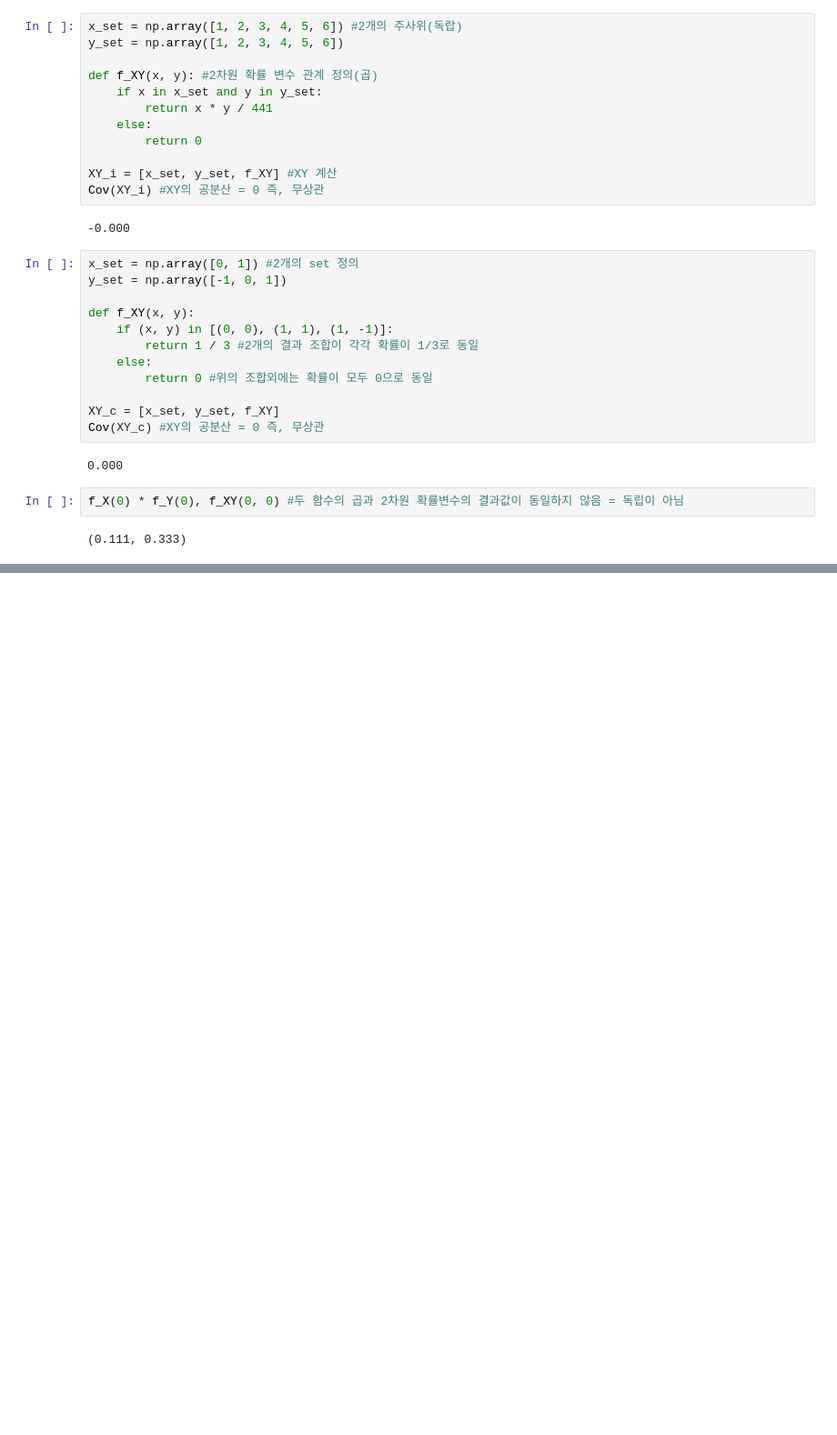
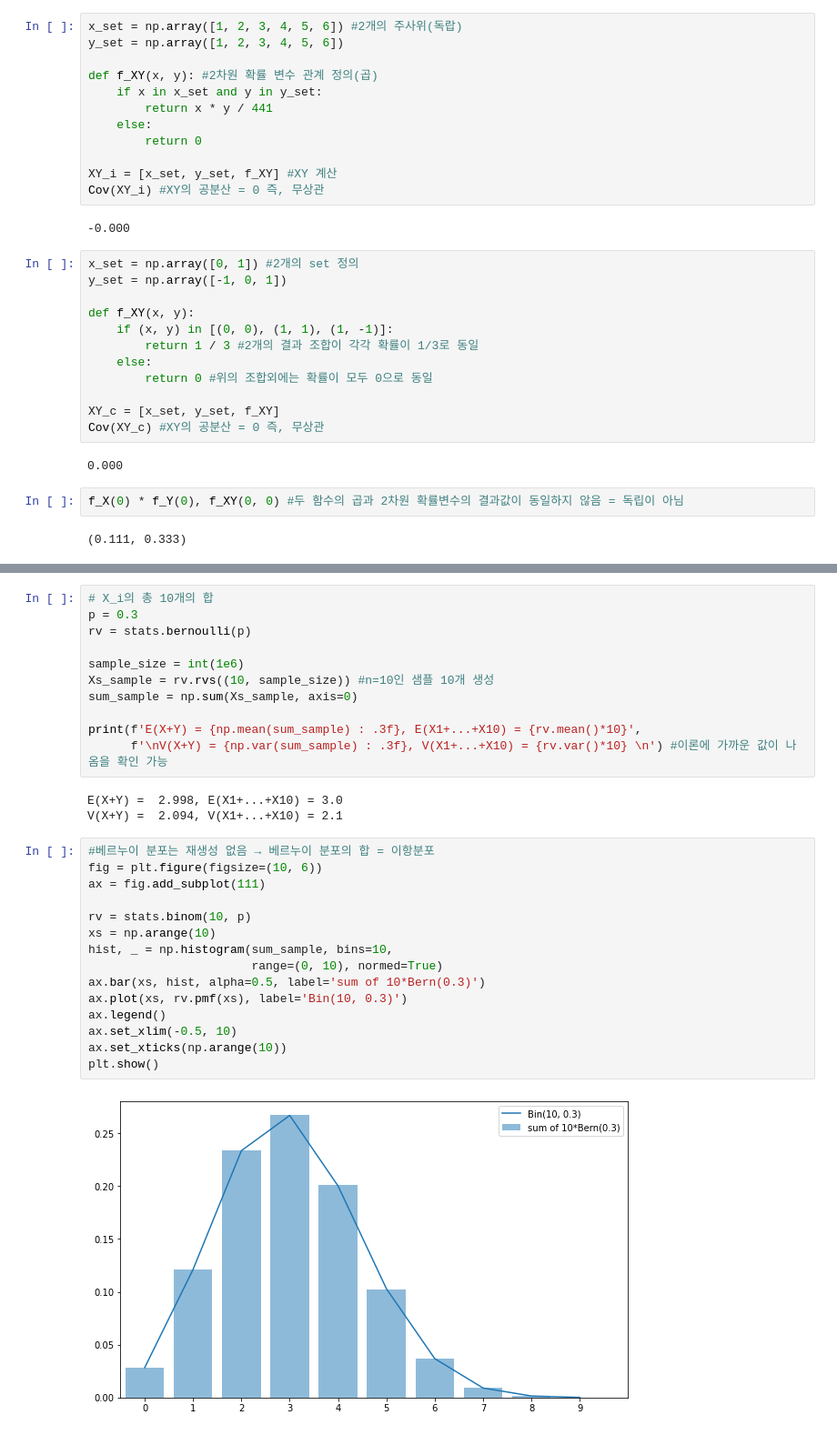
Before and after one commit to yunions/Statistics, a Jupyter notebook: Chap9_독립동일분포.ipynb, the cells around one changed output, grey strips where cells are left out. Shown: that part at 91% size. Drawn from its saved outputs; the diff is of its cells as text; blank space fills up the shorter version.

```diff
--- a/Chap9_독립동일분포.ipynb
+++ b/Chap9_독립동일분포.ipynb
@@ -83,0 +175,31 @@ f_X(0) * f_Y(0), f_XY(0, 0) #두 함수의 곱과 2차원 확률변수의 결과
+# %%
+# X_i의 총 10개의 합
+p = 0.3
+rv = stats.bernoulli(p)
+
+sample_size = int(1e6)
+Xs_sample = rv.rvs((10, sample_size)) #n=10인 샘플 10개 생성
+sum_sample = np.sum(Xs_sample, axis=0)
+
+print(f'E(X+Y) = {np.mean(sum_sample) : .3f}, E(X1+...+X10) = {rv.mean()*10}',
+      f'\nV(X+Y) = {np.var(sum_sample) : .3f}, V(X1+...+X10) = {rv.var()*10} \n') #이론에 가까운 값이 나옴을 확인 가능
+# %% [output]
+E(X+Y) =  2.998, E(X1+...+X10) = 3.0
+V(X+Y) =  2.094, V(X1+...+X10) = 2.1
+# %%
+#베르누이 분포는 재생성 없음 → 베르누이 분포의 합 = 이항분포
+fig = plt.figure(figsize=(10, 6))
+ax = fig.add_subplot(111)
+
+rv = stats.binom(10, p)
+xs = np.arange(10)
+hist, _ = np.histogram(sum_sample, bins=10,
+                       range=(0, 10), normed=True)
+ax.bar(xs, hist, alpha=0.5, label='sum of 10*Bern(0.3)')
+ax.plot(xs, rv.pmf(xs), label='Bin(10, 0.3)')
+ax.legend()
+ax.set_xlim(-0.5, 10)
+ax.set_xticks(np.arange(10))
+plt.show()
+# %% [output]
+[figure, added]
```
Also changed, not shown: parts of 23 cells of this notebook.
